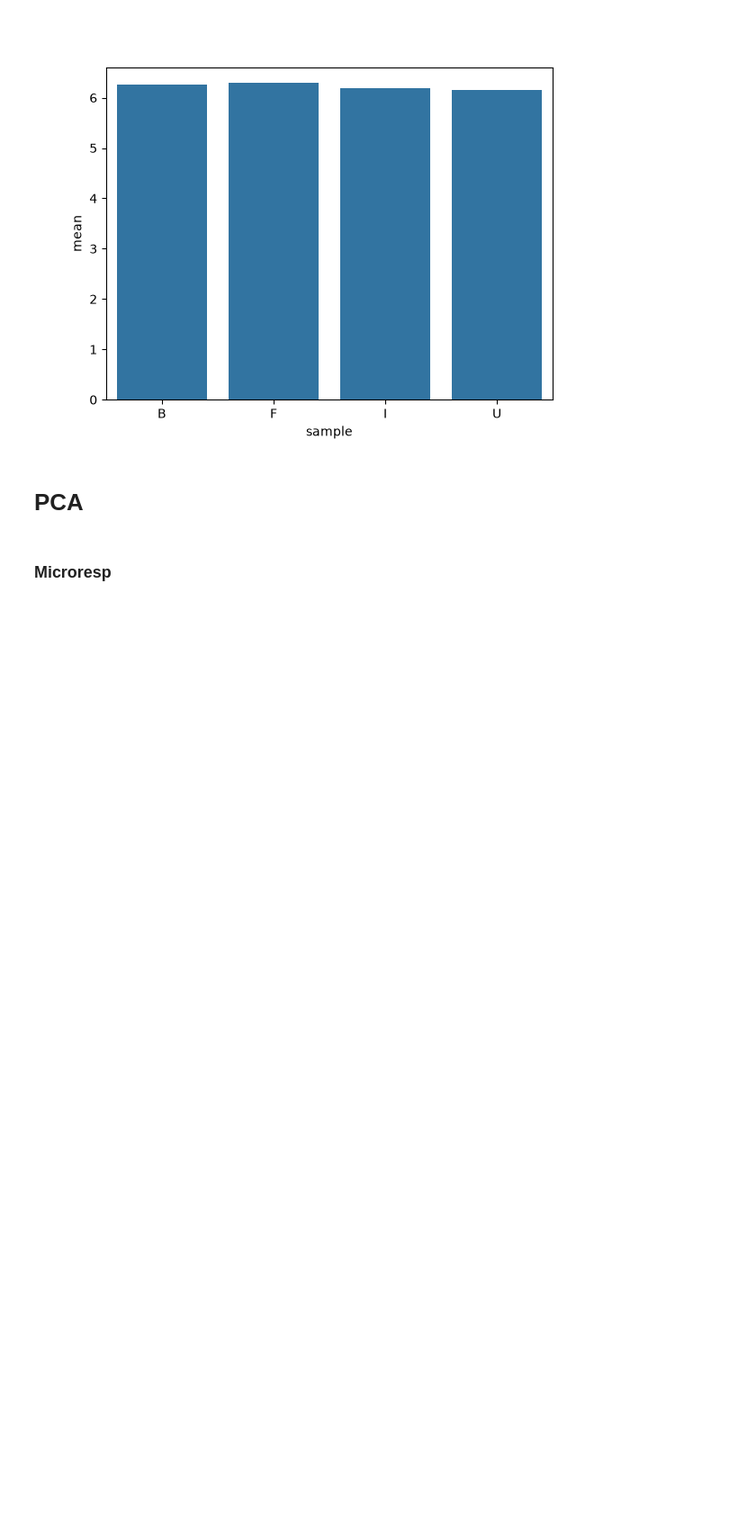
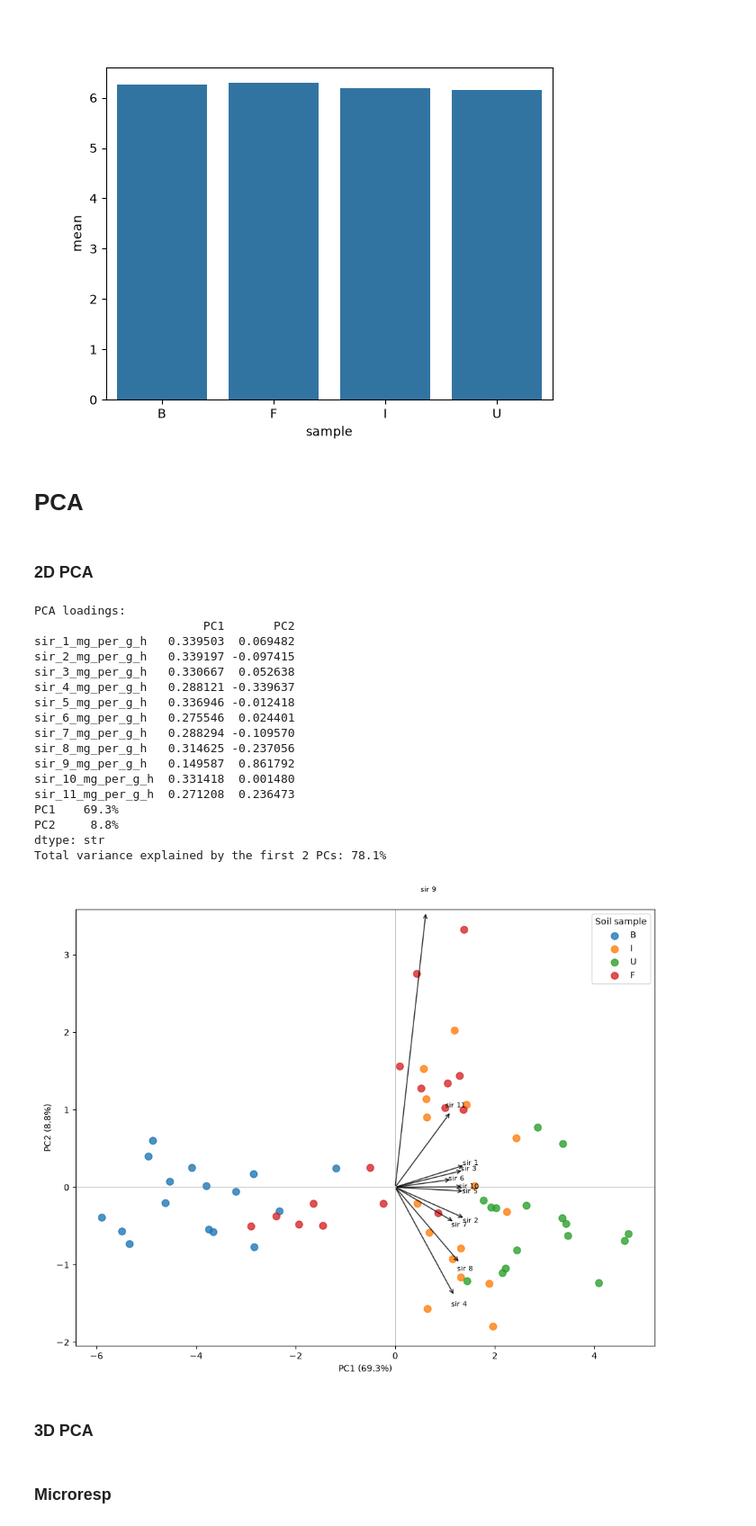
Before and after one commit to danielsehr/GEO6, a Jupyter notebook: src/geo6/main.ipynb, the cells around one changed output. Shown at 90% size. Cells and saved outputs as stored; diff of their text form; code cells hidden in the pictures; blank space fills up the shorter version.

```diff
--- a/src/geo6/main.ipynb
+++ b/src/geo6/main.ipynb
@@ -337,3 +358,5 @@ sns.barplot(
 [figure]
 # %% [markdown]
 # PCA
+# %% [markdown]
+### 2D PCA
@@ -340,3 +365,35 @@ sns.barplot(
+# %%
+features = [
+    # 'br_mg_per_g_h',
+    'sir_1_mg_per_g_h', 'sir_2_mg_per_g_h',
+    'sir_3_mg_per_g_h', 'sir_4_mg_per_g_h', 'sir_5_mg_per_g_h',
+    'sir_6_mg_per_g_h', 'sir_7_mg_per_g_h', 'sir_8_mg_per_g_h',
+    'sir_9_mg_per_g_h', 'sir_10_mg_per_g_h', 'sir_11_mg_per_g_h'
+]
+
+plot = perform_2d_pca(df=data.microresp, features=features)
+save_plot(plot=plot, name="pca_sir")
+# %% [output]
+PCA loadings:
+                        PC1       PC2
+sir_1_mg_per_g_h   0.339503  0.069482
+sir_2_mg_per_g_h   0.339197 -0.097415
+sir_3_mg_per_g_h   0.330667  0.052638
+sir_4_mg_per_g_h   0.288121 -0.339637
+sir_5_mg_per_g_h   0.336946 -0.012418
+sir_6_mg_per_g_h   0.275546  0.024401
+sir_7_mg_per_g_h   0.288294 -0.109570
+sir_8_mg_per_g_h   0.314625 -0.237056
+sir_9_mg_per_g_h   0.149587  0.861792
+sir_10_mg_per_g_h  0.331418  0.001480
+sir_11_mg_per_g_h  0.271208  0.236473
+PC1    69.3%
+PC2     8.8%
+dtype: str
+Total variance explained by the first 2 PCs: 78.1%
+[figure, added]
+# %% [markdown]
+### 3D PCA
 # %%
 from geo6.pca import prepare_pca_data, calc_pca, plot_pca, print_pca_loadings, perform_pca
 # %% [markdown]
```
Also changed, not shown: parts of 4 cells of this notebook, 2 other files.
